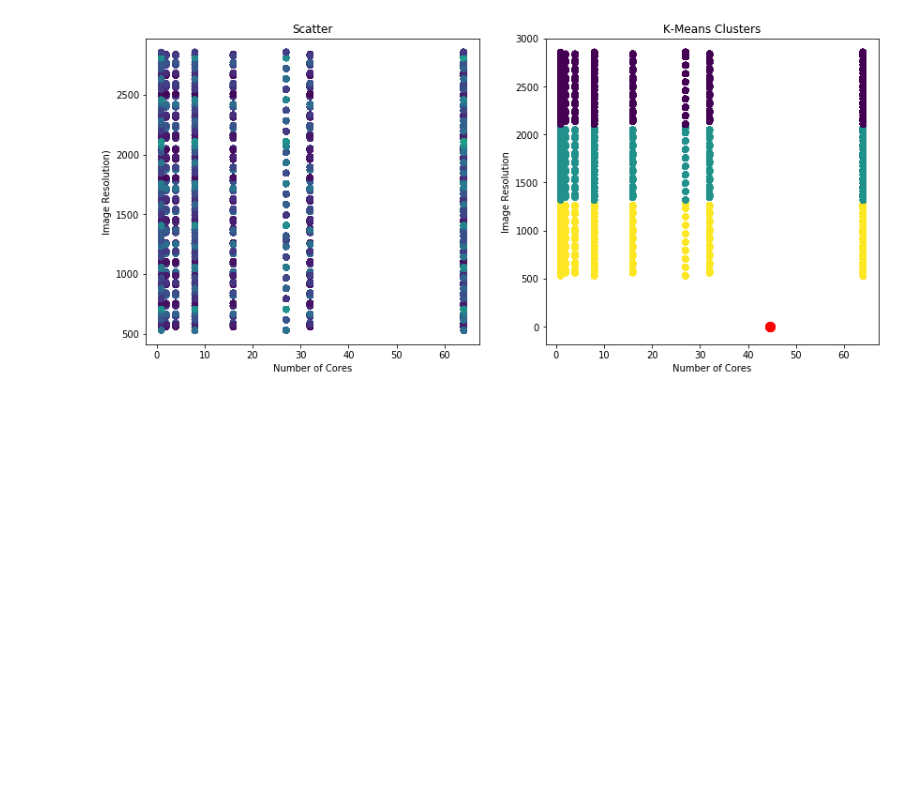
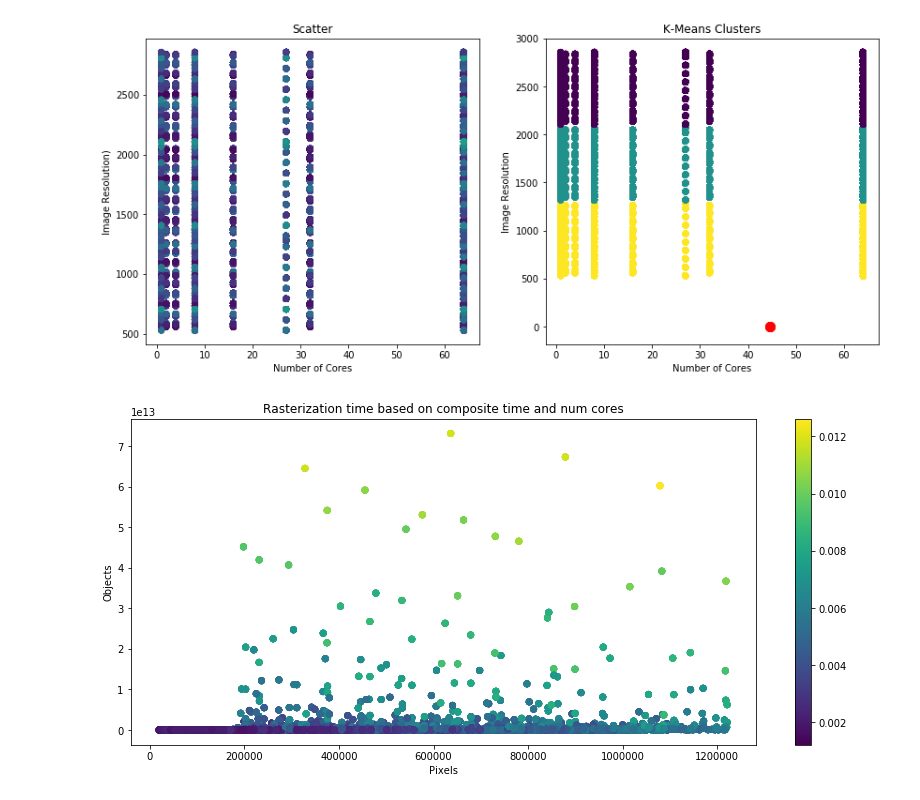
Before and after one commit to jameskress/ztdl-5-day-bootcamp, a Jupyter notebook: visPerformance/rasterizationModel.ipynb, the cells around one changed output. Cells and saved outputs as stored; diff of their text form; code cells hidden in the pictures; blank space fills up the shorter version.

```diff
--- a/visPerformance/rasterizationModel.ipynb
+++ b/visPerformance/rasterizationModel.ipynb
@@ -184,0 +237,11 @@ encodedY = lab_enc.fit_transform(y)
+# %%
+plt.figure(figsize = (14,6))
+p1 = plt.scatter(X.objects, X.secondParam, c=y)
+plt.xlabel('Pixels')
+plt.ylabel('Objects')
+plt.title('Rasterization time based on composite time and num cores')
+plt.colorbar(p1)
+plt.draw()
+plt.show()
+# %% [output]
+[figure, added]
```
Also changed, not shown: parts of 39 cells of this notebook, 14 other files.
